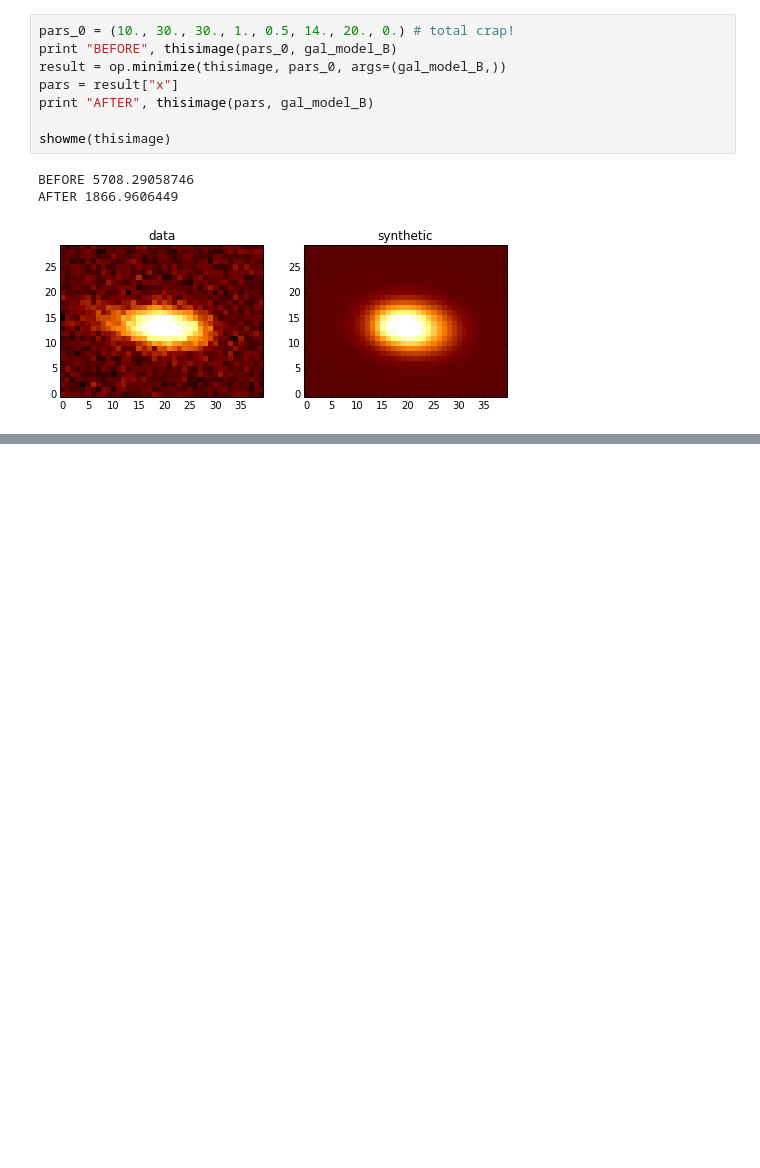
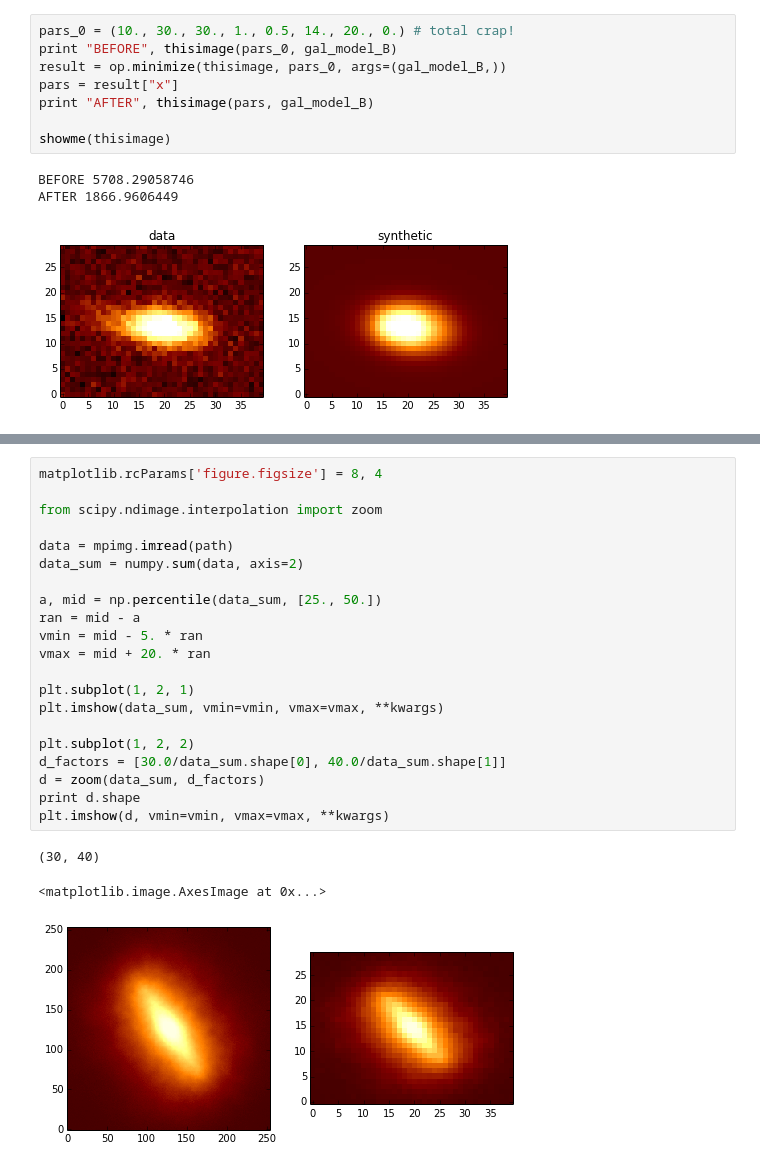
Before and after one commit to davidwhogg/DeprojectAllGalaxies, a Jupyter notebook: astrohack_projections.ipynb, the cells around one changed output, grey strips where cells are left out. Saved outputs shown, nothing was run; the diff lists cells and outputs as text; blank space fills up the shorter version.

```diff
--- a/astrohack_projections.ipynb
+++ b/astrohack_projections.ipynb
@@ -249,0 +420,25 @@ after B 1295.51157742
+# %%
+matplotlib.rcParams['figure.figsize'] = 8, 4
+
+from scipy.ndimage.interpolation import zoom
+
+data = mpimg.imread(path)
+data_sum = numpy.sum(data, axis=2)
+
+a, mid = np.percentile(data_sum, [25., 50.])
+ran = mid - a
+vmin = mid - 5. * ran
+vmax = mid + 20. * ran
+
+plt.subplot(1, 2, 1)
+plt.imshow(data_sum, vmin=vmin, vmax=vmax, **kwargs)
+
+plt.subplot(1, 2, 2)
+d_factors = [30.0/data_sum.shape[0], 40.0/data_sum.shape[1]]
+d = zoom(data_sum, d_factors)
+print d.shape
+plt.imshow(d, vmin=vmin, vmax=vmax, **kwargs)
+# %% [output]
+(30, 40)
+<matplotlib.image.AxesImage at 0x...>
+[figure, added]
```
Also changed, not shown: parts of 5 cells of this notebook, 1 other file.
